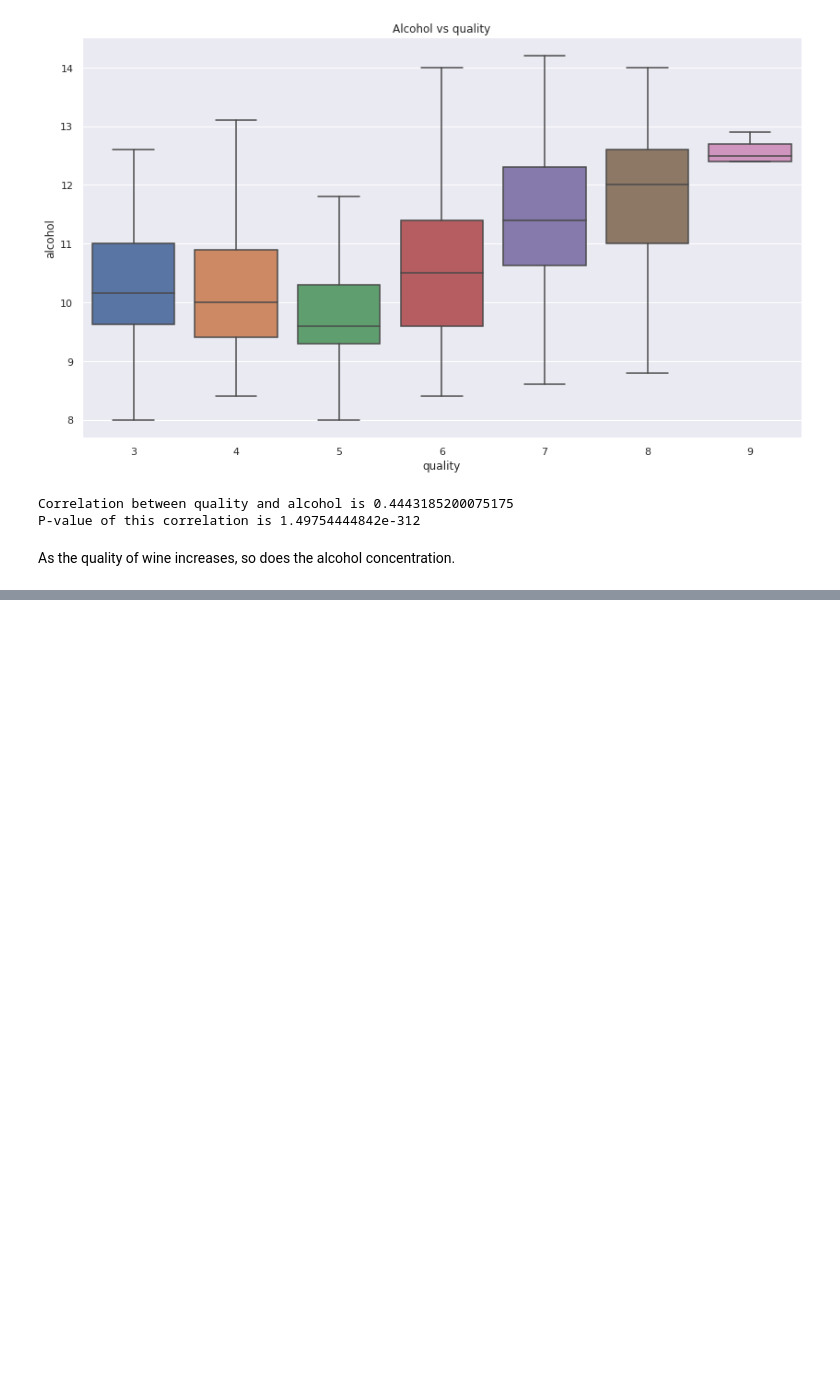
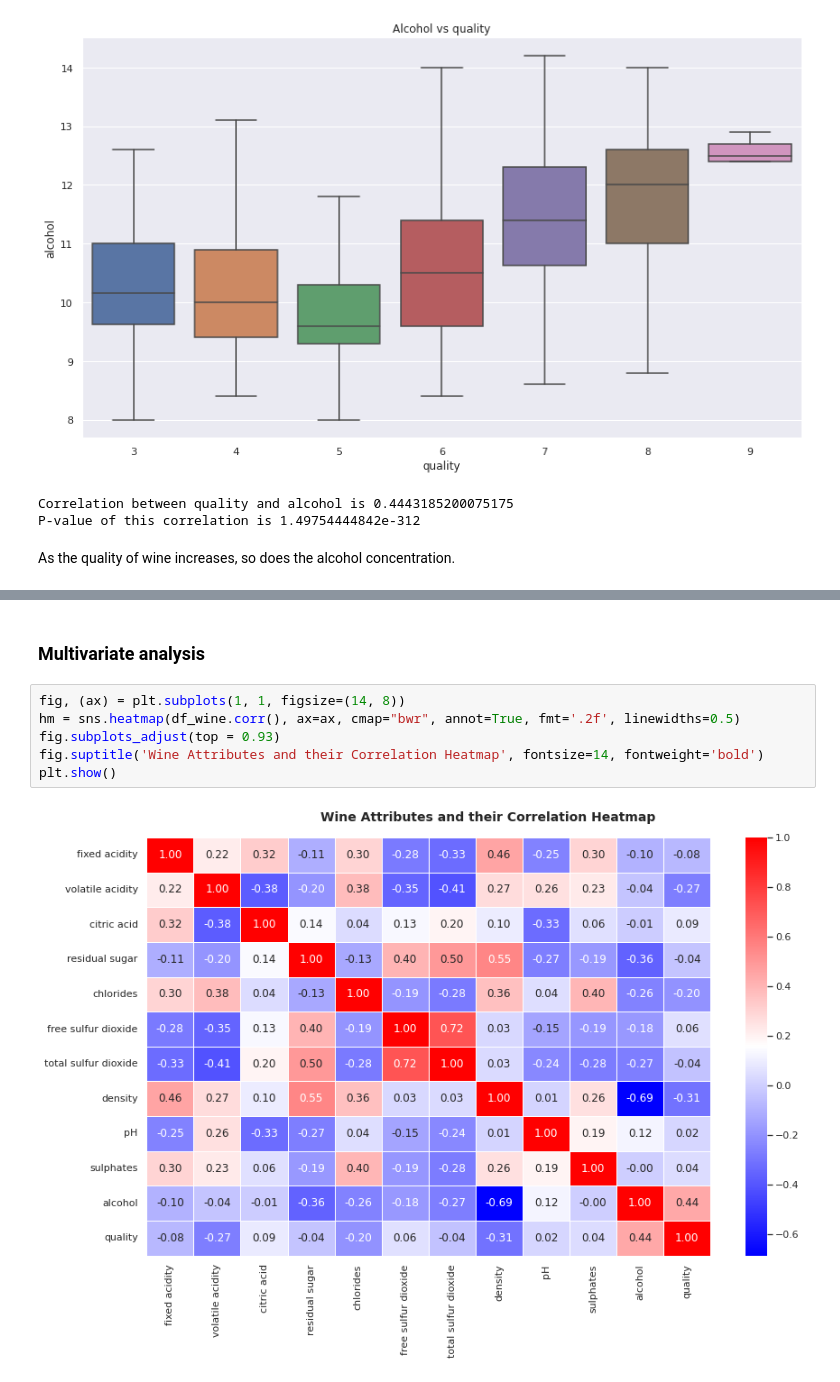
Before and after one commit to OSWA00/Wine-quality-predictor, a Jupyter notebook: notebooks/data_analysis.ipynb, the cells around one changed output, grey strips where cells are left out. Drawn from its saved outputs; the diff is of its cells as text; blank space fills up the shorter version.

```diff
--- a/notebooks/data_analysis.ipynb
+++ b/notebooks/data_analysis.ipynb
@@ -232,0 +265,10 @@ Name: quality_label, dtype: int64
+# %% [markdown]
+### Multivariate analysis
+# %%
+fig, (ax) = plt.subplots(1, 1, figsize=(14, 8))
+hm = sns.heatmap(df_wine.corr(), ax=ax, cmap="bwr", annot=True, fmt='.2f', linewidths=0.5)
+fig.subplots_adjust(top = 0.93)
+fig.suptitle('Wine Attributes and their Correlation Heatmap', fontsize=14, fontweight='bold')
+plt.show()
+# %% [output]
+[figure, added]
```
Also changed, not shown: parts of 22 cells of this notebook.
